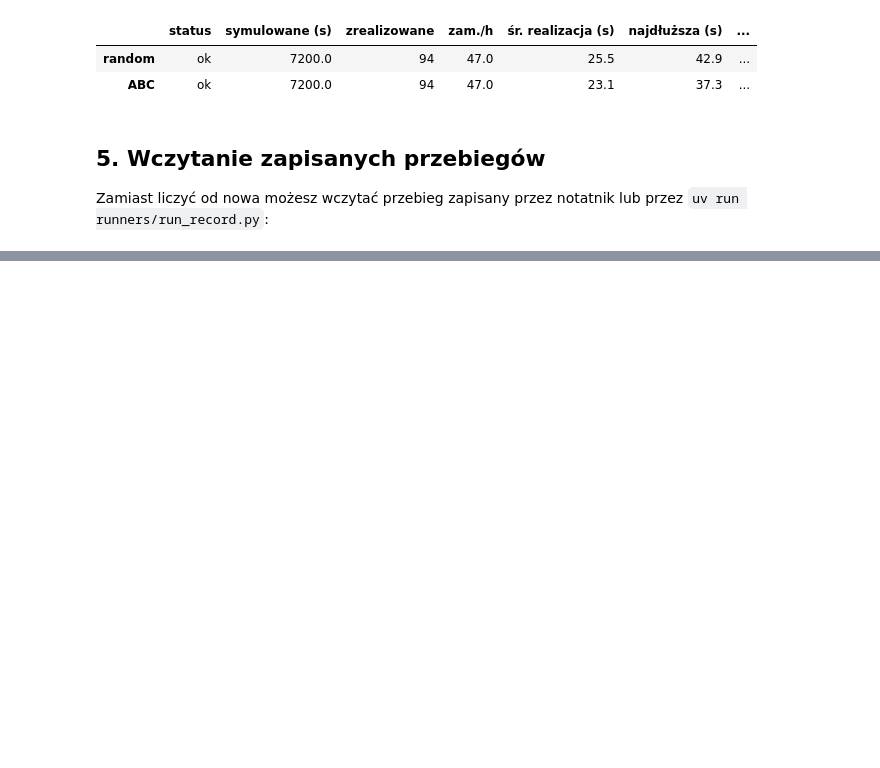
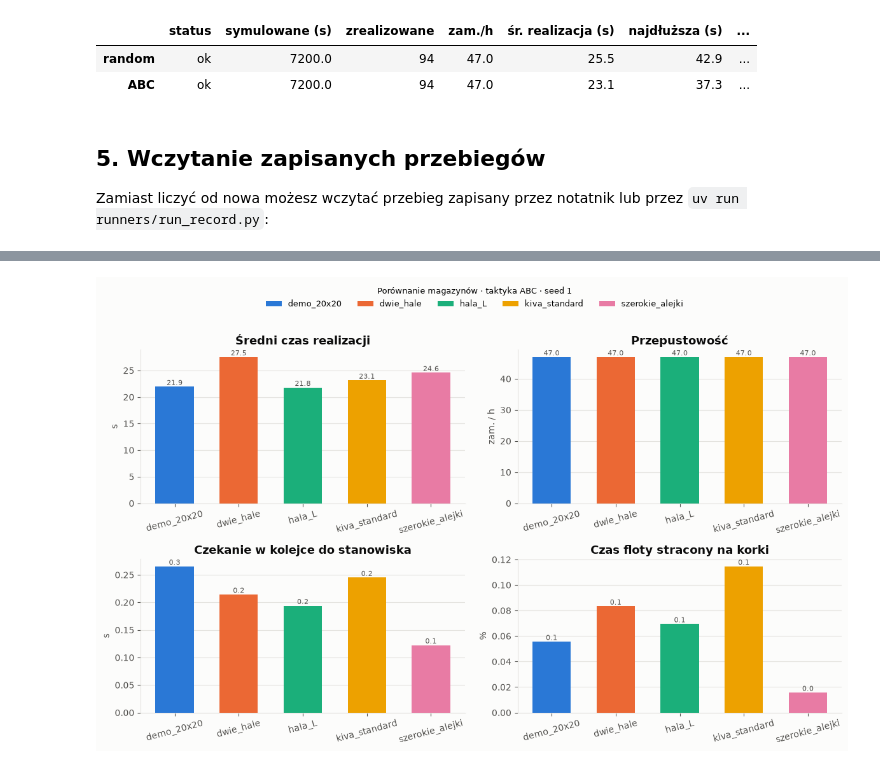
Before and after one commit to w3rr0/SSD, a Jupyter notebook: notebooks/run_comparison.ipynb, the cells around one changed output, grey strips where cells are left out. Cells and saved outputs as stored; diff of their text form; code cells hidden in the pictures; blank space fills up the shorter version.

Commit message:
add visualization for different layouts

```diff
--- a/notebooks/run_comparison.ipynb
+++ b/notebooks/run_comparison.ipynb
@@ -217,0 +268,18 @@ Zamiast liczyć od nowa możesz wczytać przebieg zapisany przez notatnik lub pr
+# %%
+LAYOUT_DURATION = LAYOUT_COMPARE_HOURS * 3600
+
+def collect_layout(spec):
+    rec = run_and_record(
+        factory=lambda p=spec["params"]: make_warehouse(**p),
+        duration=LAYOUT_DURATION,
+        sample_every=SAMPLE_EVERY,
+        run_id=f"layout_{spec['label']}",
+        params=spec["params"],
+    )
+    rec.write_outputs(OUT_ROOT / f"layouts_{spec['label']}")
+    print(f"{spec['label']:16} status={rec.status:9} "
+          f"zrealizowane={rec.metrics.completed_orders:4} "
+          f"wall={rec.wall_s:5.1f}s")
+    return rec
+
+layout_recorded = {spec["label"]: collect_layout(spec) for spec in layout_specs}
@@ -217,0 +321,36 @@ Zamiast liczyć od nowa możesz wczytać przebieg zapisany przez notatnik lub pr
+# %%
+from matplotlib.patches import Patch
+
+PANELS = (
+    ("śr. realizacja (s)", "Średni czas realizacji", "s"),
+    ("zam./h", "Przepustowość", "zam. / h"),
+    ("śr. czek. kolejka (s)", "Czekanie w kolejce do stanowiska", "s"),
+    ("korki (% czasu floty)", "Czas floty stracony na korki", "%"),
+)
+
+labels = list(layout_recorded)
+colors = CATEGORICAL[: len(labels)]      # stały kolor per magazyn
+x = np.arange(len(labels))
+
+fig, axes = plt.subplots(2, 2, figsize=(12, 7.5))
+for ax, (column, title, unit) in zip(axes.flat, PANELS):
+    values = [layout_table.loc[label, column] for label in labels]
+    bars = ax.bar(x, values, 0.6, color=colors)
+    ax.set_xticks(x, labels, rotation=15)
+    ax.set_ylabel(unit)
+    ax.set_title(title)
+    ax.grid(axis="x", visible=False)
+    for bar, value in zip(bars, values):
+        if value is None or pd.isna(value):
+            continue
+        ax.annotate(f"{value:.1f}",
+                    (bar.get_x() + bar.get_width() / 2, bar.get_height()),
+                    ha="center", va="bottom", fontsize=8, color=INK_SECONDARY)
+
+handles = [Patch(facecolor=c, label=l) for c, l in zip(colors, labels)]
+fig.legend(handles=handles, loc="upper center", ncol=len(labels), fontsize=9,
+           title=f"Porównanie magazynów · taktyka {LAYOUT_COMPARE_PLACEMENT} · seed 1",
+           title_fontsize=9, bbox_to_anchor=(0.5, 0.995), frameon=False)
+show_save(fig, OUT_ROOT / "layout_comparison.png", rect=(0, 0, 1, 0.90))
+# %% [output]
+[figure, added]
```
Also changed, not shown: parts of 6 cells of this notebook, 1 other file.
